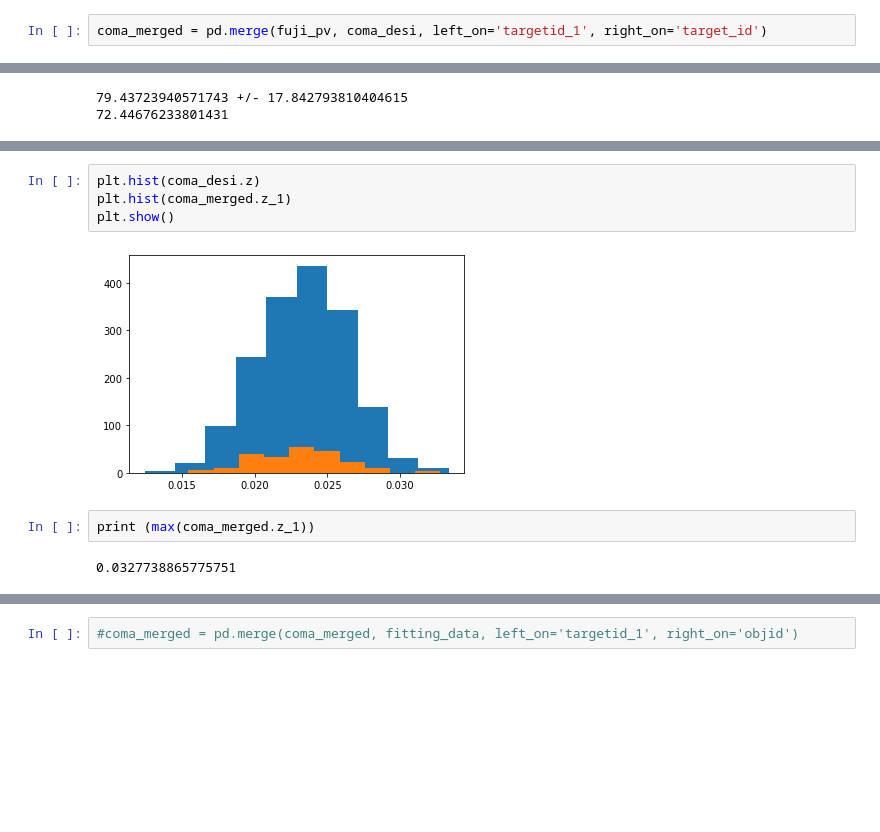
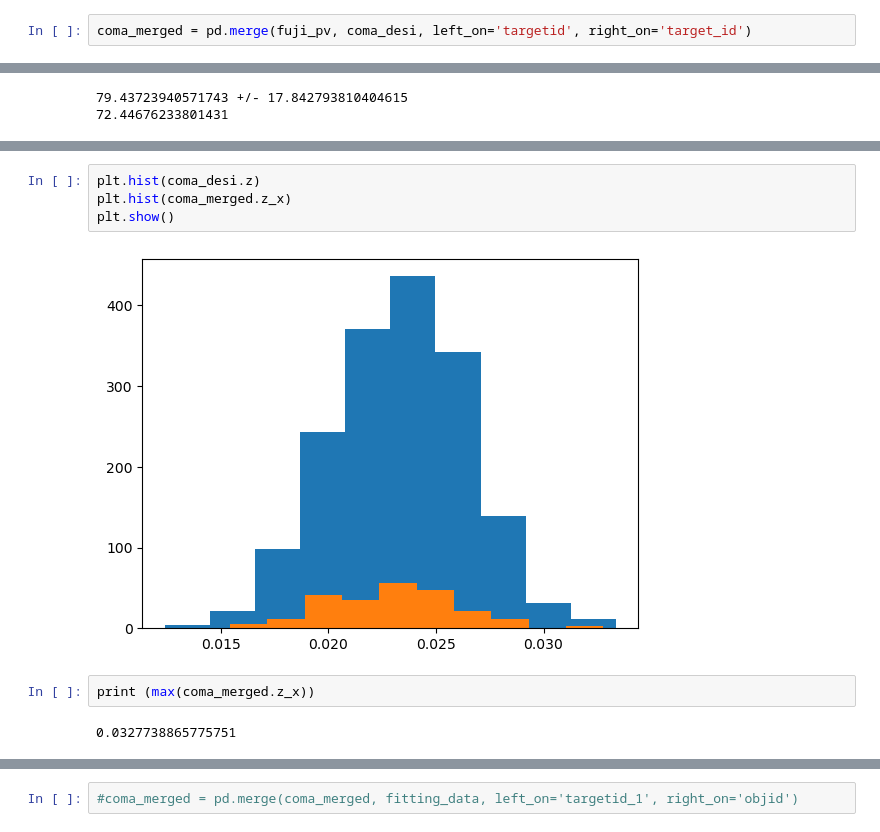
Before and after one commit to KSaid-1/DESI_fuji_FP, a Jupyter notebook: Coma_distance_v02.ipynb, the cells around one changed output, grey strips where cells are left out. Drawn from its saved outputs; the diff is of its cells as text; blank space fills up the shorter version.

```diff
--- a/Coma_distance_v02.ipynb
+++ b/Coma_distance_v02.ipynb
@@ -86,7 +86,7 @@ array(['target_id', 'sdss_id', 'ra', 'dec', 'z', 'z_err', 'spectype',
        'in_sdss', 'coma_fof', 'stillinsample', 'in_turnaround', 'delta_R',
        'delta_v', 'vel'], dtype=object)
 # %%
-coma_merged = pd.merge(fuji_pv, coma_desi, left_on='targetid_1', right_on='target_id')
+coma_merged = pd.merge(fuji_pv, coma_desi, left_on='targetid', right_on='target_id')
 # %%
 coma_merged
 # %% [output]
@@ -368,11 +375,11 @@ plt.show()
 # %%
 plt.hist(coma_desi.z)
-plt.hist(coma_merged.z_1)
+plt.hist(coma_merged.z_x)
 plt.show()
 # %% [output]
-[figure, old version]
+[figure, new version]
 # %%
-print (max(coma_merged.z_1))
+print (max(coma_merged.z_x))
 # %% [output]
 0.0327738865775751
 # %%
```
Also changed, not shown: parts of 31 cells of this notebook, 1 other file.
